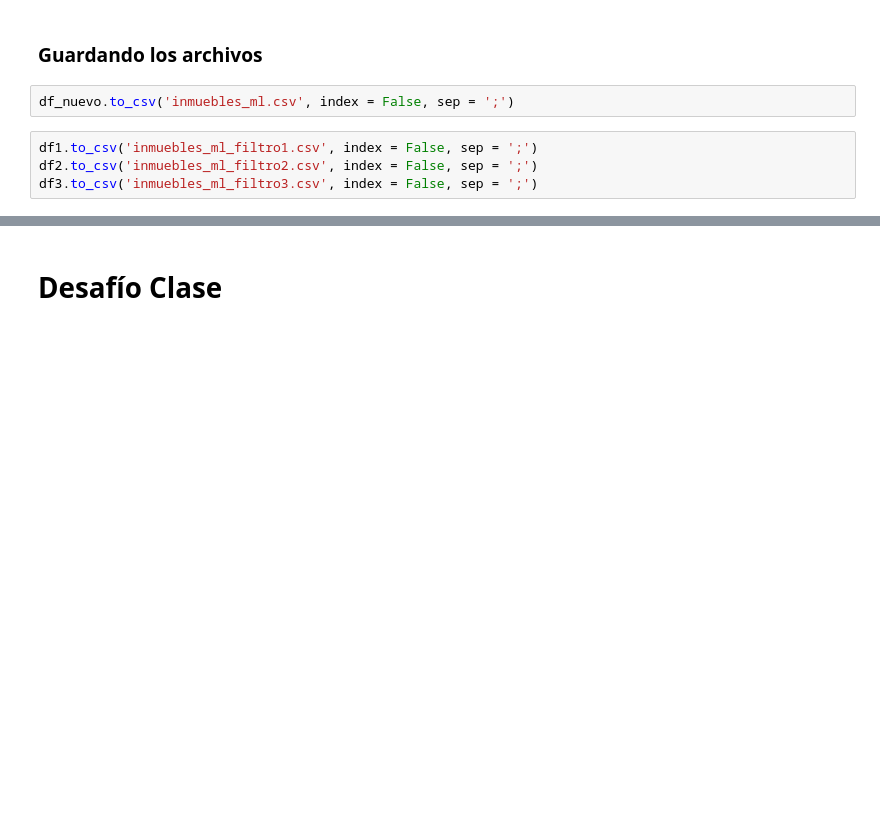
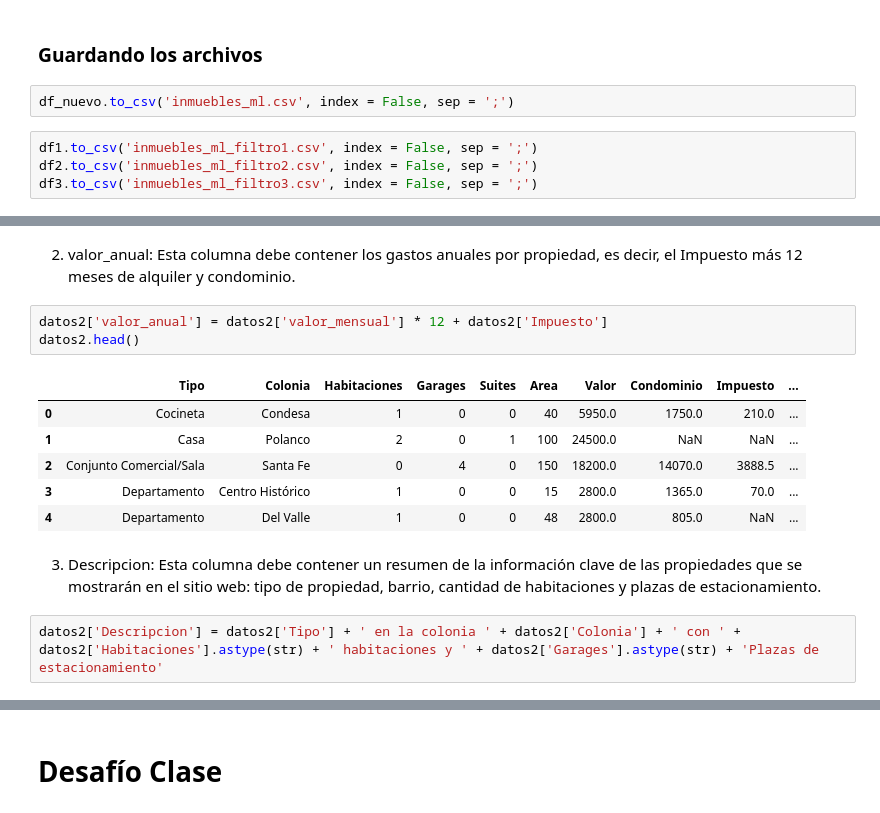
Before and after one commit to Eve113/AnalisisDeDatosEPR1, a Jupyter notebook: inmuebles_CDMX.ipynb, the cells around one changed output, grey strips where cells are left out. Drawn from its saved outputs; the diff is of its cells as text; blank space fills up the shorter version.

```diff
--- a/inmuebles_CDMX.ipynb
+++ b/inmuebles_CDMX.ipynb
@@ -500,0 +520,16 @@ df3.to_csv('inmuebles_ml_filtro3.csv', index = False, sep = ';')
+# %% [markdown]
+2. valor_anual: Esta columna debe contener los gastos anuales por propiedad, es decir, el Impuesto más 12 meses de alquiler y condominio.
+# %%
+datos2['valor_anual'] = datos2['valor_mensual'] * 12 + datos2['Impuesto']
+datos2.head()
+# %% [output]
+|  | Tipo | Colonia | Habitaciones | Garages | Suites | Area | Valor | Condominio | Impuesto | ... |
+| 0 | Cocineta | Condesa | 1 | 0 | 0 | 40 | 5950.0 | 1750.0 | 210.0 | ... |
+| 1 | Casa | Polanco | 2 | 0 | 1 | 100 | 24500.0 | NaN | NaN | ... |
+| 2 | Conjunto Comercial/Sala | Santa Fe | 0 | 4 | 0 | 150 | 18200.0 | 14070.0 | 3888.5 | ... |
+| 3 | Departamento | Centro Histórico | 1 | 0 | 0 | 15 | 2800.0 | 1365.0 | 70.0 | ... |
+| 4 | Departamento | Del Valle | 1 | 0 | 0 | 48 | 2800.0 | 805.0 | NaN | ... |
+# %% [markdown]
+3. Descripcion: Esta columna debe contener un resumen de la información clave de las propiedades que se mostrarán en el sitio web: tipo de propiedad, barrio, cantidad de habitaciones y plazas de estacionamiento.
+# %%
+datos2['Descripcion'] = datos2['Tipo'] + ' en la colonia ' + datos2['Colonia'] + ' con ' + datos2['Habitaciones'].astype(str) + ' habitaciones y ' + datos2['Garages'].astype(str) + 'Plazas de estacionamiento'
```
Also changed, not shown: parts of 39 cells of this notebook.
